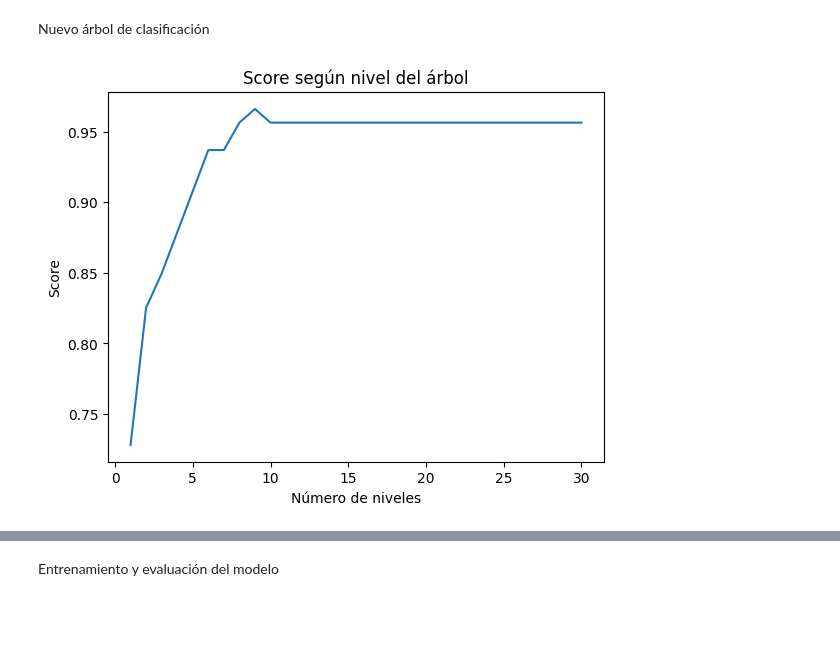
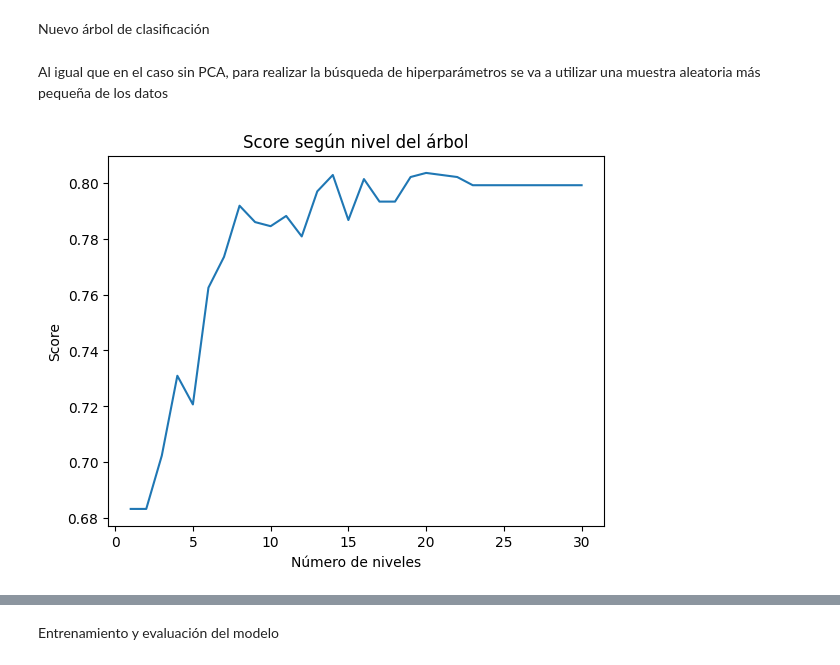
Before and after one commit to AliciaAS/TFM_Startups_Gacela, a Jupyter notebook: PRED_ALTO_CREC/PRED_Y_ANALISIS_ALTOCREC.ipynb, the cells around one changed output, grey strips where cells are left out. Saved outputs shown, nothing was run; the diff lists cells and outputs as text; code cells hidden in the pictures; blank space fills up the shorter version.

```diff
--- a/PRED_ALTO_CREC/PRED_Y_ANALISIS_ALTOCREC.ipynb
+++ b/PRED_ALTO_CREC/PRED_Y_ANALISIS_ALTOCREC.ipynb
@@ -428,15 +428,21 @@ Búsqueda de hiperparámetros
+# %%
+X_m=X_resampled[:2500]
+X_muestra=X_train_sm[:2500]
+Y_muestra=Y_train_sm[:2500]
+X_test_m=X_test_sm[:2500]
+Y_test_m=Y_test_sm[:2500]
 # %%
 #vemos profundidad del árbol
 class_tree = tree.DecisionTreeClassifier(random_state=42)
 scores = []
-num_variables = len(X_resampled)
+num_variables = len(X_m)
 n_niveles = range(1, num_variables + 1)
 
 
 for n in n_niveles:
     class_tree.set_params(max_depth = n)
-    class_tree.fit(X_train_sm, Y_train_sm)
-    scores.append(class_tree.score(X_test_sm, Y_test_sm))
+    class_tree.fit(X_muestra, Y_muestra)
+    scores.append(class_tree.score(X_test_m, Y_test_m))
 
 plt.title("Score según nivel del árbol")
 plt.xlabel("Número de niveles")
@@ -531,5 +537,5 @@ El número óptimo de componentes principales es 135
 # %%
-pca = PCA(n_components=135)
+pca = PCA(n_components=158)
 
 pca_features = pca.fit_transform(X_resampled)
 # %% [markdown]
@@ -538,26 +544,34 @@ Nuevo árbol de clasificación
 # Division of dataset
 X_train_pca, X_test_pca, Y_train_pca, Y_test_pca = train_test_split(pca_features, y_resampled, test_size = 0.15, random_state = 42)
 X_train_pca, X_val_pca, Y_train_pca, Y_val_pca = train_test_split(X_train_pca, Y_train_pca, test_size = 0.15, random_state = 42)
+# %% [markdown]
+Al igual que en el caso sin PCA, para realizar la búsqueda de hiperparámetros se va a utilizar una muestra aleatoria más pequeña de los datos
+# %%
+X_m2=pca_features[:2500]
+X_muestra2=X_train_pca[:2500]
+Y_muestra2=Y_train_pca[:2500]
+X_test_m2=X_test_pca[:2500]
+Y_test_m2=Y_test_pca[:2500]
 # %%
 #vemos profundidad del árbol
 class_tree = tree.DecisionTreeClassifier(random_state=42)
 scores = []
-num_variables = len(pca_features)
+num_variables = len(X_m2)
 n_niveles = range(1, num_variables + 1)
 
 
 for n in n_niveles:
     class_tree.set_params(max_depth = n)
-    class_tree.fit(X_train_pca, Y_train_pca)
-    scores.append(class_tree.score(X_test_pca, Y_test_pca))
+    class_tree.fit(X_muestra2, Y_muestra2)
+    scores.append(class_tree.score(X_test_m2, Y_test_m2))
 
 plt.title("Score según nivel del árbol")
 plt.xlabel("Número de niveles")
 plt.ylabel("Score")
 plt.plot(n_niveles[0:30], scores[0:30])
 plt.show()
 # %% [output]
-[figure, old version]
+[figure, new version]
 # %%
 print('Con {} niveles se obtuvo el mayor score'.format(np.argmax(scores)))
 # %% [output]
```
Also changed, not shown: parts of 40 cells of this notebook, 1 other file.
